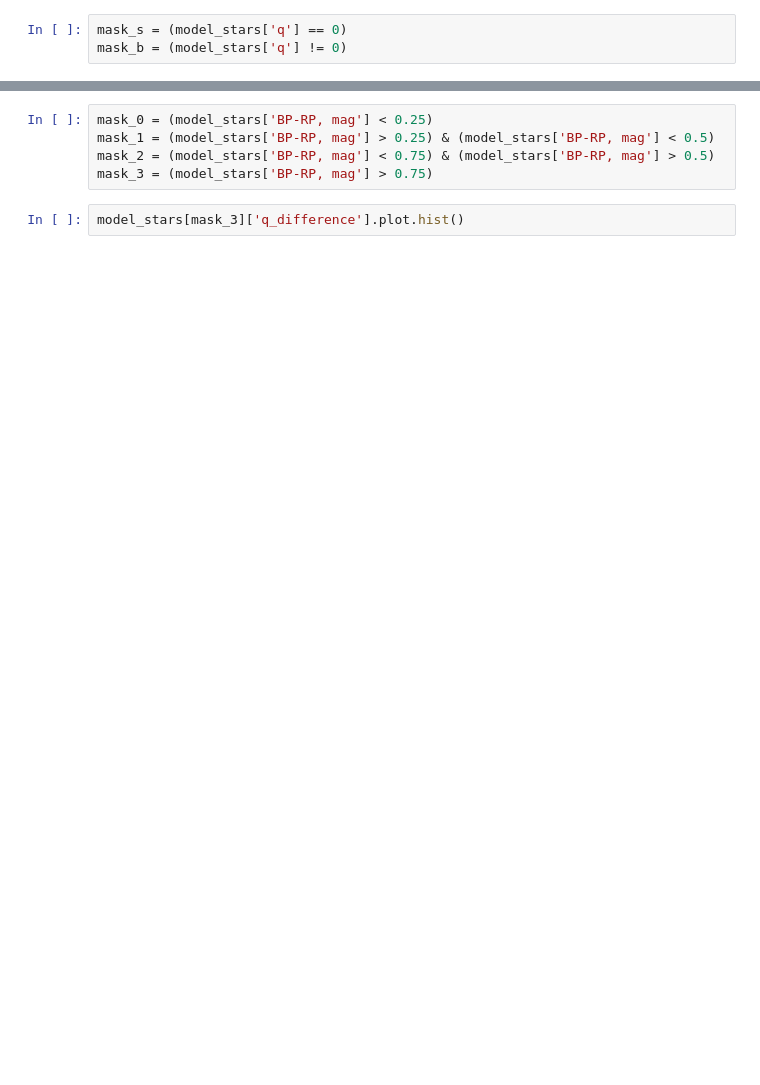
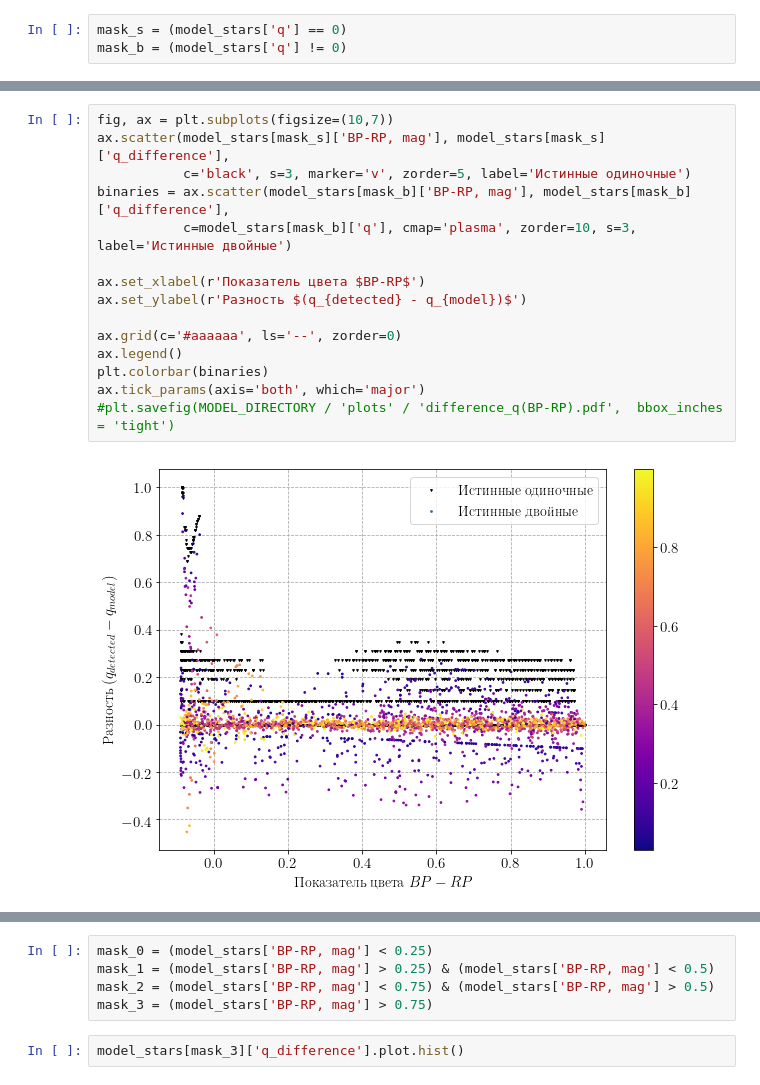
Before and after one commit to olgaborodina/GAIA_binaries, a Jupyter notebook: model/coordinate_to_qM.ipynb, the cells around one changed output, grey strips where cells are left out. Saved outputs shown, nothing was run; the diff lists cells and outputs as text; blank space fills up the shorter version.

```diff
--- a/model/coordinate_to_qM.ipynb
+++ b/model/coordinate_to_qM.ipynb
@@ -220,0 +240,17 @@ plt.savefig(MODEL_DIRECTORY / 'plots' / 'difference_q(G).pdf',  bbox_inches = 't
+# %%
+fig, ax = plt.subplots(figsize=(10,7))
+ax.scatter(model_stars[mask_s]['BP-RP, mag'], model_stars[mask_s]['q_difference'],
+           c='black', s=3, marker='v', zorder=5, label='Истинные одиночные')
+binaries = ax.scatter(model_stars[mask_b]['BP-RP, mag'], model_stars[mask_b]['q_difference'],
+           c=model_stars[mask_b]['q'], cmap='plasma', zorder=10, s=3, label='Истинные двойные')
+
+ax.set_xlabel(r'Показатель цвета $BP-RP$')
+ax.set_ylabel(r'Разность $(q_{detected} - q_{model})$')
+
+ax.grid(c='#aaaaaa', ls='--', zorder=0)
+ax.legend()
+plt.colorbar(binaries)
+ax.tick_params(axis='both', which='major')
+#plt.savefig(MODEL_DIRECTORY / 'plots' / 'difference_q(BP-RP).pdf',  bbox_inches = 'tight')
+# %% [output]
+[figure, added]
```
Also changed, not shown: parts of 24 cells of this notebook.
